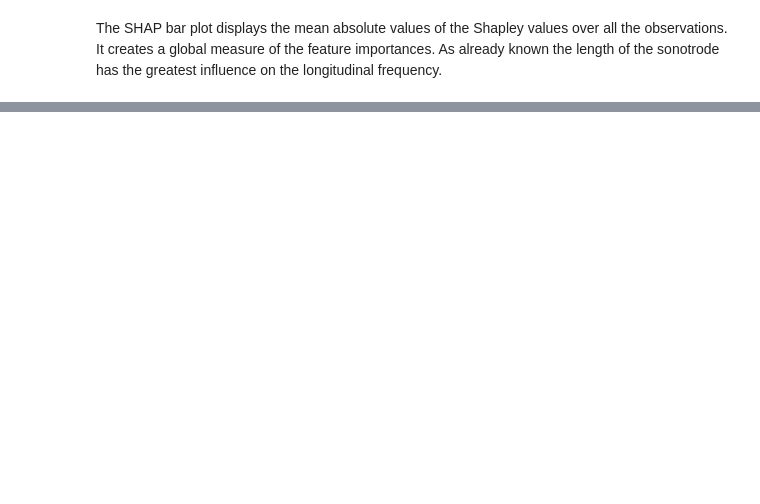
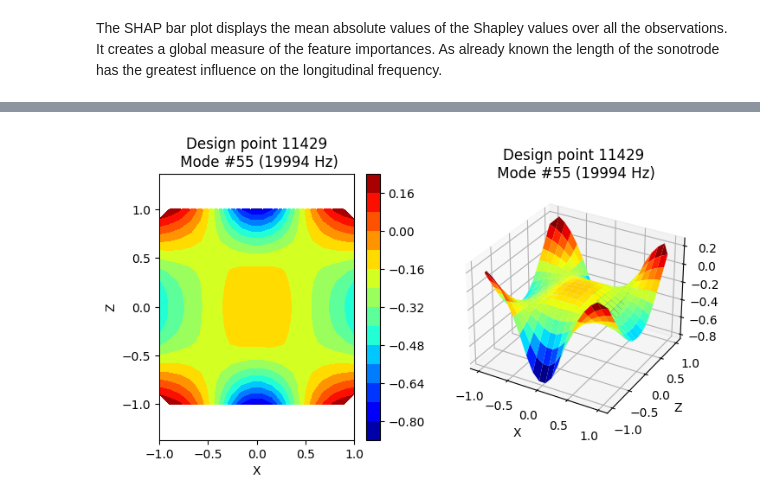
Before and after one commit to francoisbrouet/sep24_cds_int_us-welding, a Jupyter notebook: 6-model_interpretation_03_long_frequencies.ipynb, the cells around one changed output, grey strips where cells are left out. Drawn from its saved outputs; the diff is of its cells as text; code cells hidden in the pictures; blank space fills up the shorter version.

```diff
--- a/6-model_interpretation_03_long_frequencies.ipynb
+++ b/6-model_interpretation_03_long_frequencies.ipynb
@@ -191,0 +173,6 @@ shap.plots.waterfall(shap_values[-1])
+# %%
+idx_res_max = residuals_hist_abs.idxmax()
+dp_no_res_max = df_params.loc[idx_res_max, 'dp_no']
+print('Design point with the greatest residual:', dp_no_res_max, '(Error =', residuals_hist_abs.max(), 'Hz)')
+print('Predicted frequency:', y_pred_tuned_hist[idx_res_max], 'Hz')
+print('True frequency:', y_test[idx_res_max], 'Hz')
@@ -191,0 +195,8 @@ shap.plots.waterfall(shap_values[-1])
+# %%
+ft_mode_path = os.path.join(base_dir, 'Scripts', str(fam) + '-feat-modes_nrdd.ft')
+ft_nodes_path = os.path.join(base_dir, 'Scripts', str(fam) + '-feat-nodes.ft')
+ft_defs_path = os.path.join(base_dir, 'Scripts', str(fam) + '-coll-defs.ft')
+
+df_modes = pd.read_feather(ft_mode_path)
+df_nodes = pd.read_feather(ft_nodes_path)
+df_defs = pd.read_feather(ft_defs_path)
@@ -191,0 +302,4 @@ shap.plots.waterfall(shap_values[-1])
+# %%
+plot_2d_norm_disp(dp_no_res_max, 55, False);
+# %% [output]
+[figure, added]
```
Also changed, not shown: parts of 51 cells of this notebook, 3 other files.
